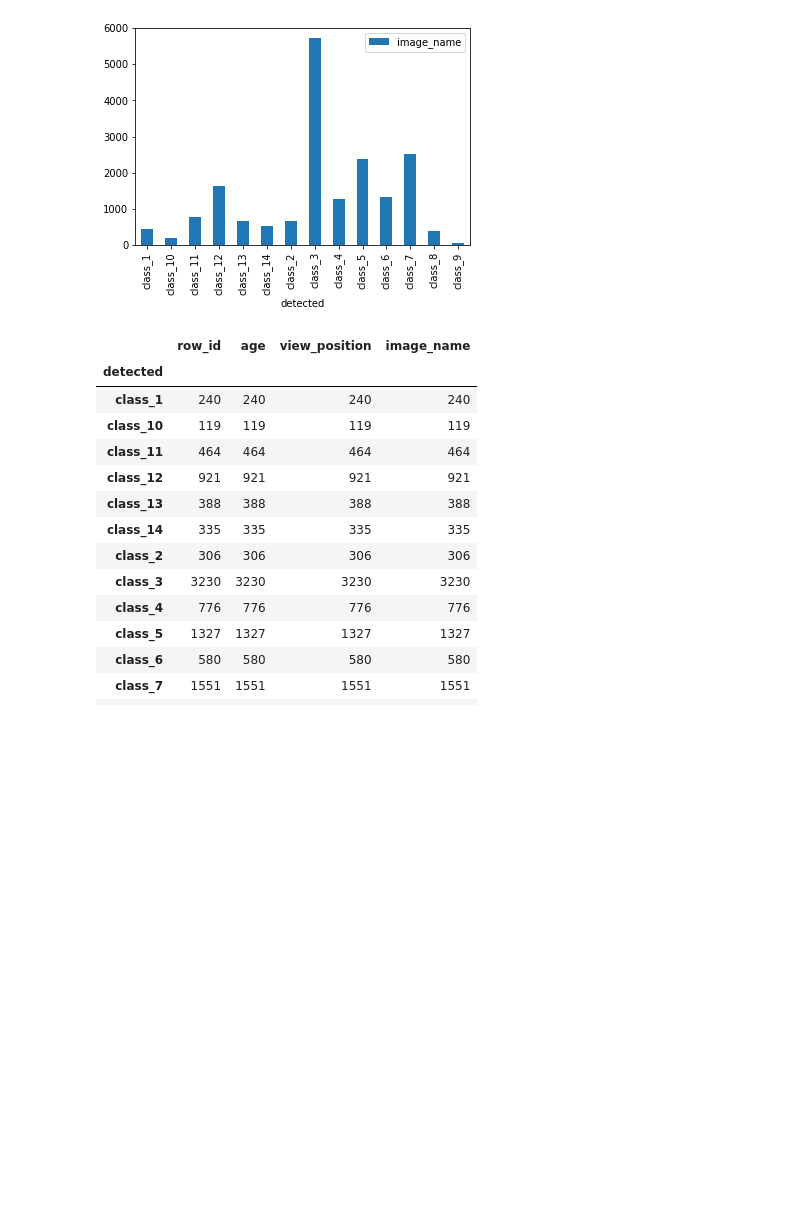
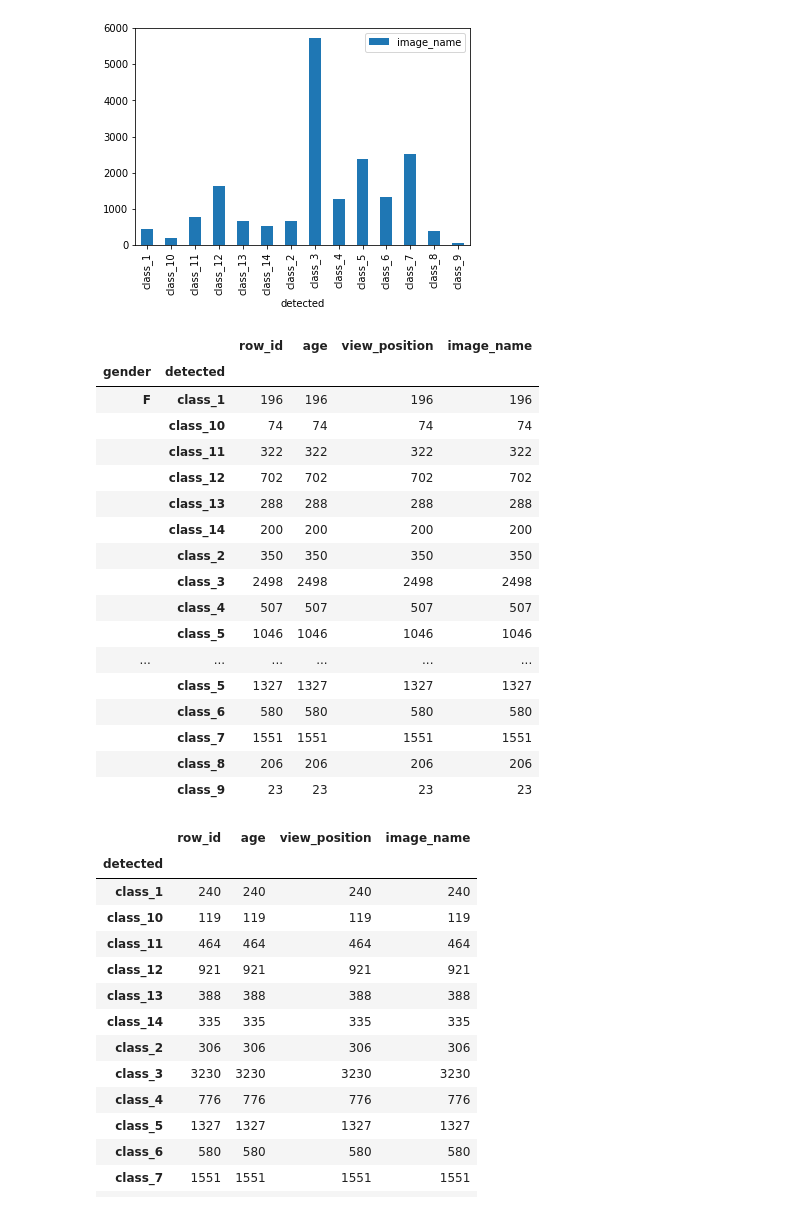
Before and after one commit to divyanshj16/chestnet_hackerearth, a Jupyter notebook: data_exploration.ipynb, the cells around one changed output. Saved outputs shown, nothing was run; the diff lists cells and outputs as text; code cells hidden in the pictures; blank space fills up the shorter version.

```diff
--- a/data_exploration.ipynb
+++ b/data_exploration.ipynb
@@ -54,6 +73,26 @@ labels_tr.groupby('detected').count().reset_index().plot(kind='bar', x='detected
 [figure]
 # %%
 rdc = labels_tr.groupby(['gender','detected']).count()
+rdc
+# %% [output]
+|  |  | row_id | age | view_position | image_name |
+| gender | detected |  |  |  |  |
+| F | class_1 | 196 | 196 | 196 | 196 |
+|  | class_10 | 74 | 74 | 74 | 74 |
+|  | class_11 | 322 | 322 | 322 | 322 |
+|  | class_12 | 702 | 702 | 702 | 702 |
+|  | class_13 | 288 | 288 | 288 | 288 |
+|  | class_14 | 200 | 200 | 200 | 200 |
+|  | class_2 | 350 | 350 | 350 | 350 |
+|  | class_3 | 2498 | 2498 | 2498 | 2498 |
+|  | class_4 | 507 | 507 | 507 | 507 |
+|  | class_5 | 1046 | 1046 | 1046 | 1046 |
+| ... | ... | ... | ... | ... | ... |
+|  | class_5 | 1327 | 1327 | 1327 | 1327 |
+|  | class_6 | 580 | 580 | 580 | 580 |
+|  | class_7 | 1551 | 1551 | 1551 | 1551 |
+|  | class_8 | 206 | 206 | 206 | 206 |
+|  | class_9 | 23 | 23 | 23 | 23 |
 # %%
 F = rdc.loc['F']
 M = rdc.loc['M']
```
Also changed, not shown: parts of 34 cells of this notebook.
